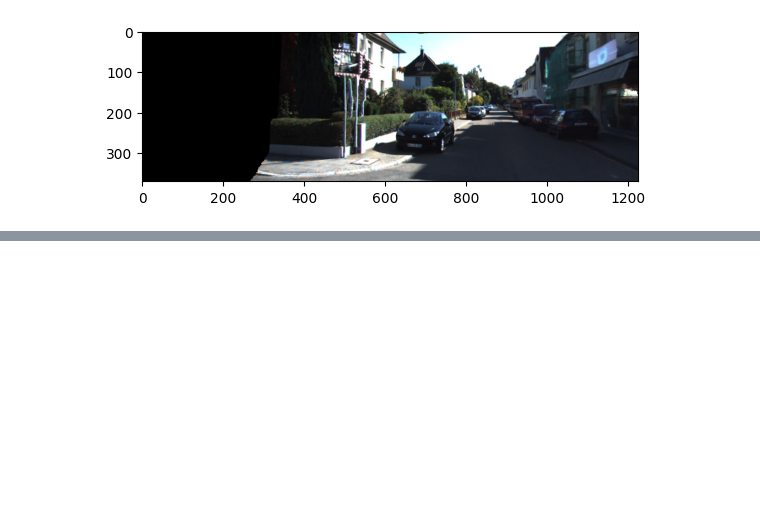
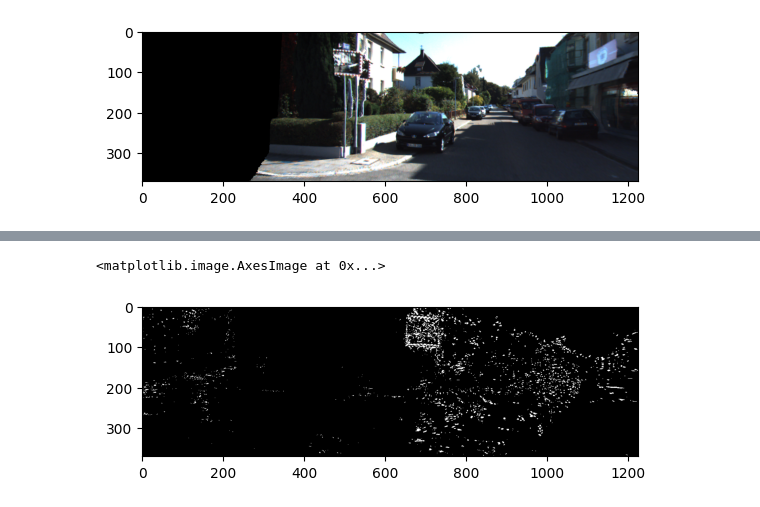
Before and after one commit to amit205/depth-based-warping, a Jupyter notebook: depthbasedwarpadaptation.ipynb, the cells around one changed output, grey strips where cells are left out. Cells and saved outputs as stored; diff of their text form; code cells hidden in the pictures; blank space fills up the shorter version.

```diff
--- a/depthbasedwarpadaptation.ipynb
+++ b/depthbasedwarpadaptation.ipynb
@@ -579,0 +635,5 @@ plt.show()
+# %%
+plt.imshow(kp_list['label'][0][0]>0.05, 'gray')
+# %% [output]
+<matplotlib.image.AxesImage at 0x...>
+[figure, added]
```
Also changed, not shown: parts of 22 cells of this notebook.
